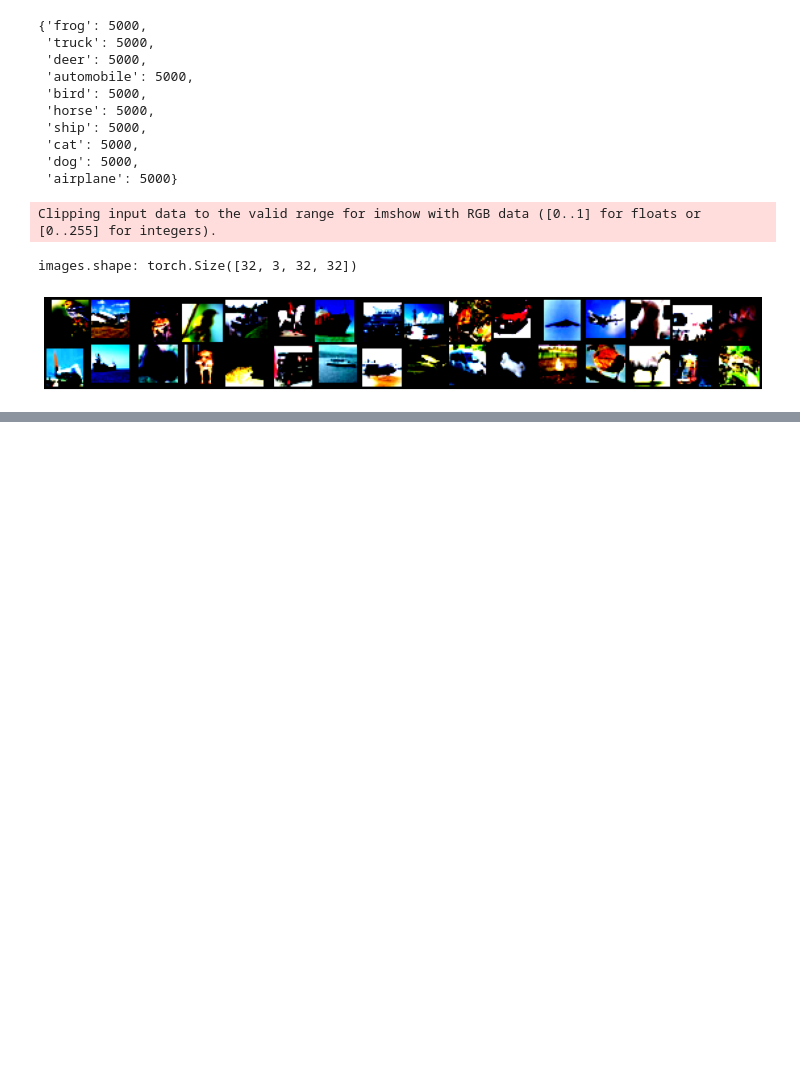
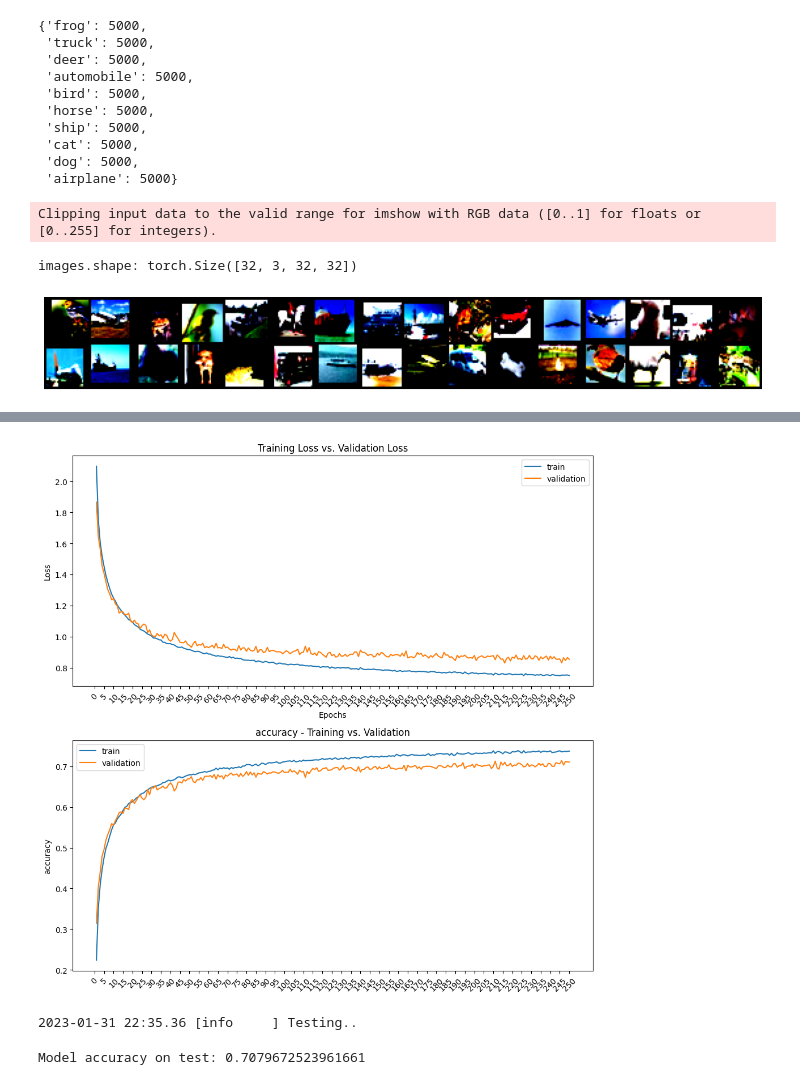
Before and after one commit to abbomarengo/ml-trainer, a Jupyter notebook: 01_ML_Training_local.ipynb, the cells around one changed output, grey strips where cells are left out. Saved outputs shown, nothing was run; the diff lists cells and outputs as text; code cells hidden in the pictures; blank space fills up the shorter version.

Commit message:
Tested test loop and created custom loss function

```diff
--- a/01_ML_Training_local.ipynb
+++ b/01_ML_Training_local.ipynb
@@ -173,0 +139,16 @@ trainer.save_history_('model_output')
+# %%
+history = load_history('model_output')
+# %%
+plot_history(history)
+# %% [output]
+[figure, added]
+# %%
+model = MLModel()
+model = load_model(model, 'model_output/model.pth')
+test_loss, test_accuracy = trainer.test(model, trainer.val_loader)
+# %% [output]
+2023-01-31 22:35.36 [info     ] Testing..
+# %%
+print(f'Model accuracy on test: {test_accuracy}')
+# %% [output]
+Model accuracy on test: 0.7079672523961661
```
Also changed, not shown: parts of 6 cells of this notebook, 4 other files.
